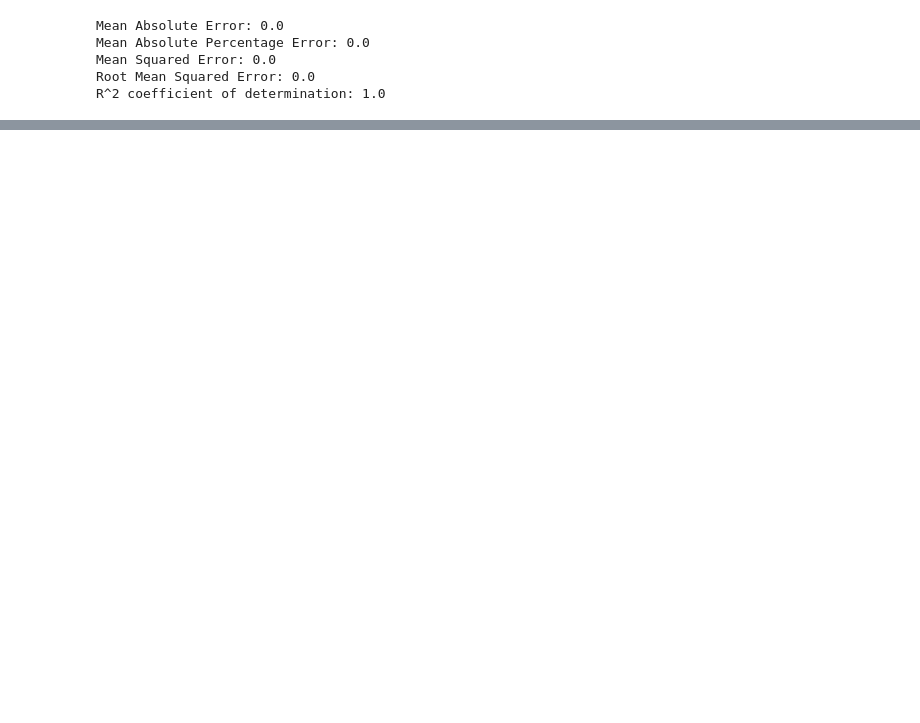
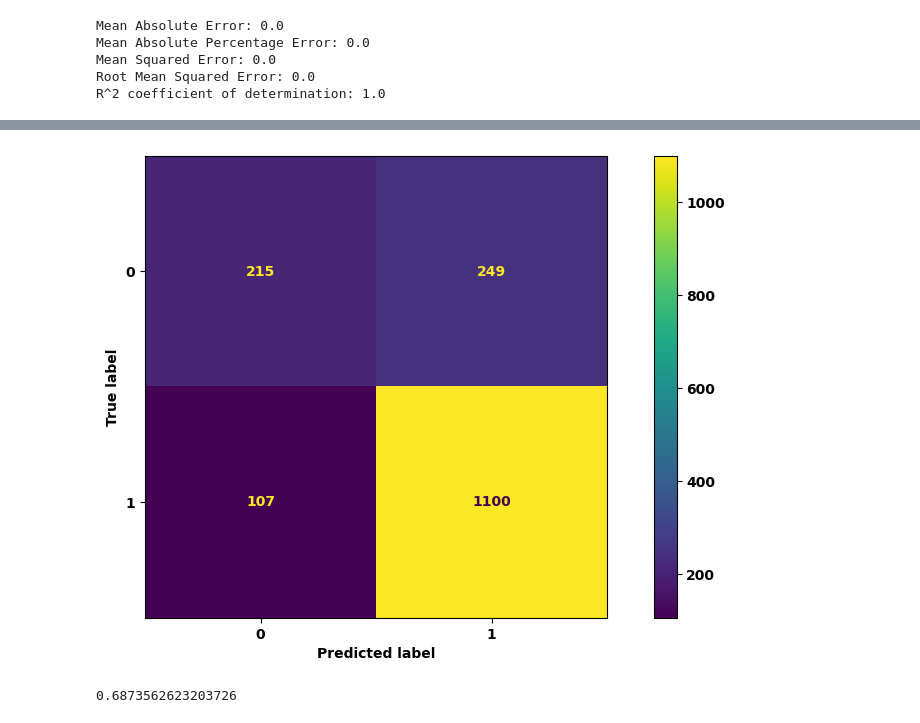
Before and after one commit to davidgdt/ejemplo_coil, a Jupyter notebook: notebooks/EstructuraDeDatos-Algorit_Actividades_COIL.ipynb, the cells around one changed output, grey strips where cells are left out. Cells and saved outputs as stored; diff of their text form; code cells hidden in the pictures; blank space fills up the shorter version.

```diff
--- a/notebooks/EstructuraDeDatos-Algorit_Actividades_COIL.ipynb
+++ b/notebooks/EstructuraDeDatos-Algorit_Actividades_COIL.ipynb
@@ -389,0 +519,4 @@ importancia
+# %%
+# Separar los conjuntos de datos de entrenamiento (Training) y de prueba (Test) para las variables de entrada y salida
+from sklearn.model_selection import train_test_split
+X_train, X_test, y_train, y_test = train_test_split(X_normal, y, test_size=0.2, random_state=88)
@@ -389,0 +570,16 @@ importancia
+# %%
+from sklearn.metrics import confusion_matrix, ConfusionMatrixDisplay
+
+disp = ConfusionMatrixDisplay(confusion_matrix=confusion_matrix(y_test, y_pred),
+                               display_labels=log_r.classes_)
+disp.plot()
+
+plt.show()
+# %% [output]
+[figure, added]
+# %%
+# Calcular el área bajo la curva de funcionamiento del receptor
+from sklearn.metrics import roc_auc_score
+roc_auc_score(y_test, y_pred)
+# %% [output]
+0.6873562623203726
```
Also changed, not shown: parts of 19 cells of this notebook.
